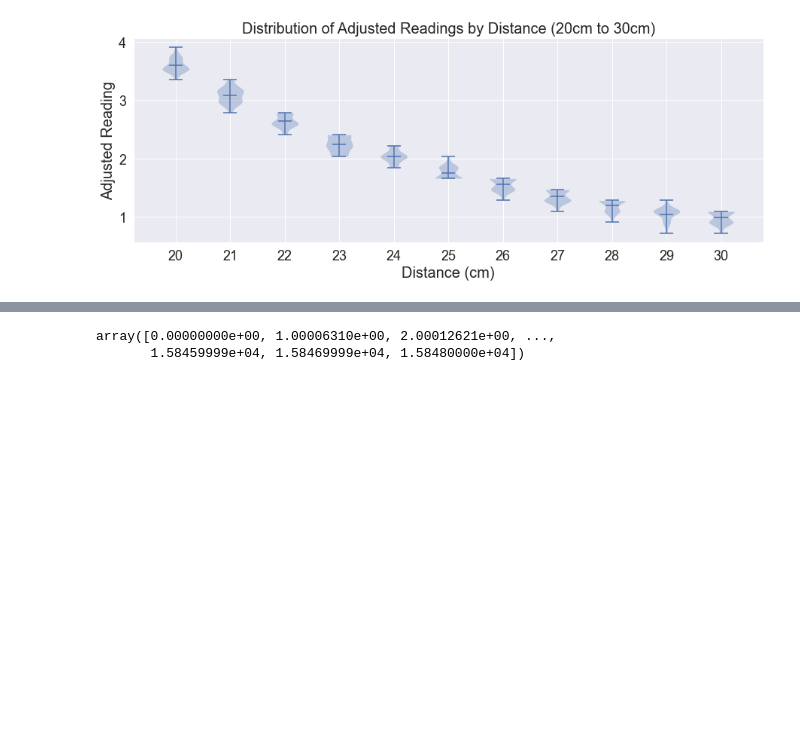
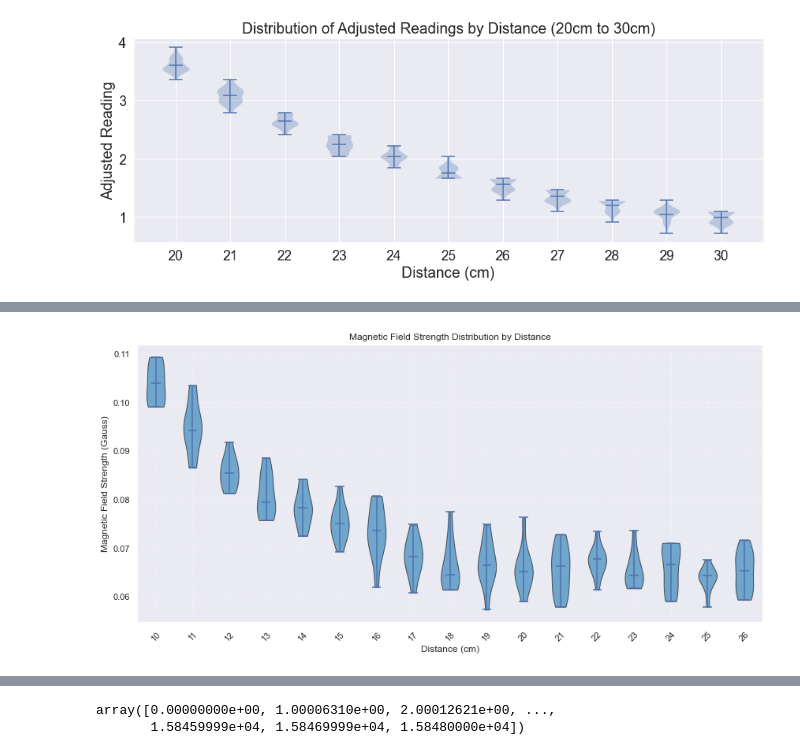
Before and after one commit to CodyWangYaohui/EcoMAT, a Jupyter notebook: data_analysis/data-acquisition-pre-processing-plotting.ipynb, the cells around one changed output, grey strips where cells are left out. Cells and saved outputs as stored; diff of their text form; code cells hidden in the pictures; blank space fills up the shorter version.

Commit message:
markdown added for data_acquisition ipynb

```diff
--- a/data_analysis/data-acquisition-pre-processing-plotting.ipynb
+++ b/data_analysis/data-acquisition-pre-processing-plotting.ipynb
@@ -12,5 +51,5 @@ sns.set_theme()
 # %%
-ss496a1_raw = pd.read_csv(file_path, names=["ss496a1"])
+ss496a1_raw = pd.read_csv("./sensor-test/nov-9-ss496a1-prlm-stm32-test.txt", names=["ss496a1"])
 data = ss496a1_raw['ss496a1'].to_numpy()
 data
 # %% [output]
@@ -90,7 +140,7 @@ def plot_ss496_test(file_path, start_distance=1, chunk_size=11):
     plt.show()
 
 # Example function call with starting distance of 15 and chunk size of 11
-file_path = "./nov-9-ss496a1-prlm-stm32-test.txt"
+file_path = "./sensor-test/nov-9-ss496a1-prlm-stm32-test.txt"
 plot_ss496_test(file_path, start_distance=3, chunk_size=11)
 # %% [output]
 [figure]
@@ -306,0 +222,69 @@ plot_lis3mdl_test(file_path, start_distance=10)
+# %%
+import pandas as pd
+import numpy as np
+import matplotlib.pyplot as plt
+
+def plot_lis3mdl_test(file_path, start_distance=1):
+    # Read the data
+    lis3mdl_raw = pd.read_csv(file_path, sep="' ", engine="python",
+                              names=["slave_xl->reading_float.axis.x", "slave_xl->reading_float.axis.y", "slave_xl->reading_float.axis.z",
+                                     "slave_gr->reading_float.axis.x", "slave_gr->reading_float.axis.y", "slave_gr->reading_float.axis.z",
+                                     "slave_mg->reading_float.axis.x", "slave_mg->reading_float.axis.y", "slave_mg->reading_float.axis.z",
+                                     "orientation->angle.roll", "orientation->angle.pitch", "orientation->angle.yaw",
+                                     "location->axis.x", "location->axis.y", "location->axis.z"])
+
+    # Select the desired axis and convert to numpy array, skipping the first element
+    y_data = lis3mdl_raw["slave_mg->reading_float.axis.y"].to_numpy()[1:]
+
+    # Adjust starting index based on the starting distance
+    start_index = (start_distance - 1) * 10
+    y_data_sliced = y_data[start_index:]
+    num_full_chunks = len(y_data_sliced) // 10
+
+    # Prepare the data for each chunk
+    distances = list(range(start_distance, start_distance + num_full_chunks))
+    data = [y_data_sliced[i*10:(i+1)*10] for i in range(num_full_chunks)]
+
+    # If there are leftovers, consider them as 'Magnet Removed'
+    if len(y_data_sliced) % 10 != 0:
+        data.append(y_data_sliced[-(len(y_data_sliced) % 10):])
+        distances.append('Magnet Removed')
+
+    # Prepare the violin plot data
+    violin_data = []
+    for d in data:
+        if len(d) > 0:
+            violin_data.append(d)
+
+    # Create a figure and a set of subplots
+    fig, ax = plt.subplots(figsize=(12, 6))
+
+    # Create the violin plot
+    parts = ax.violinplot(violin_data, showmeans=False, showmedians=True)
+
+    # Customizing the violin plot colors
+    for pc in parts['bodies']:
+        pc.set_facecolor('#1f77b4')
+        pc.set_edgecolor('black')
+        pc.set_alpha(0.6)
+
+    # Adding custom labels to the x-axis
+    ax.set_xticks(np.arange(1, len(distances) + 1))
+    ax.set_xticklabels(distances)
+    ax.set_xlim(0.5, len(distances) + 0.5)  # Set the limits of the x-axis
+
+    # Setting the labels and title
+    ax.set_xlabel('Distance (cm)')
+    ax.set_ylabel('Magnetic Field Strength (Gauss)')
+    ax.set_title('Magnetic Field Strength Distribution by Distance')
+    ax.grid(True, linestyle='--', linewidth=0.5, alpha=0.7)  # Custom grid line style
+
+    plt.xticks(rotation=45)  # Rotate x labels for better visibility
+    plt.tight_layout()  # Adjust layout
+    plt.show()
+
+# Example function call
+file_path = "./sensor-test/oct-30-lis3mdl-prlm-stm32-distance-test.txt"
+plot_lis3mdl_test(file_path, start_distance=10)
+# %% [output]
+[figure, added]
```
Also changed, not shown: parts of 30 cells of this notebook, 1 other file.
